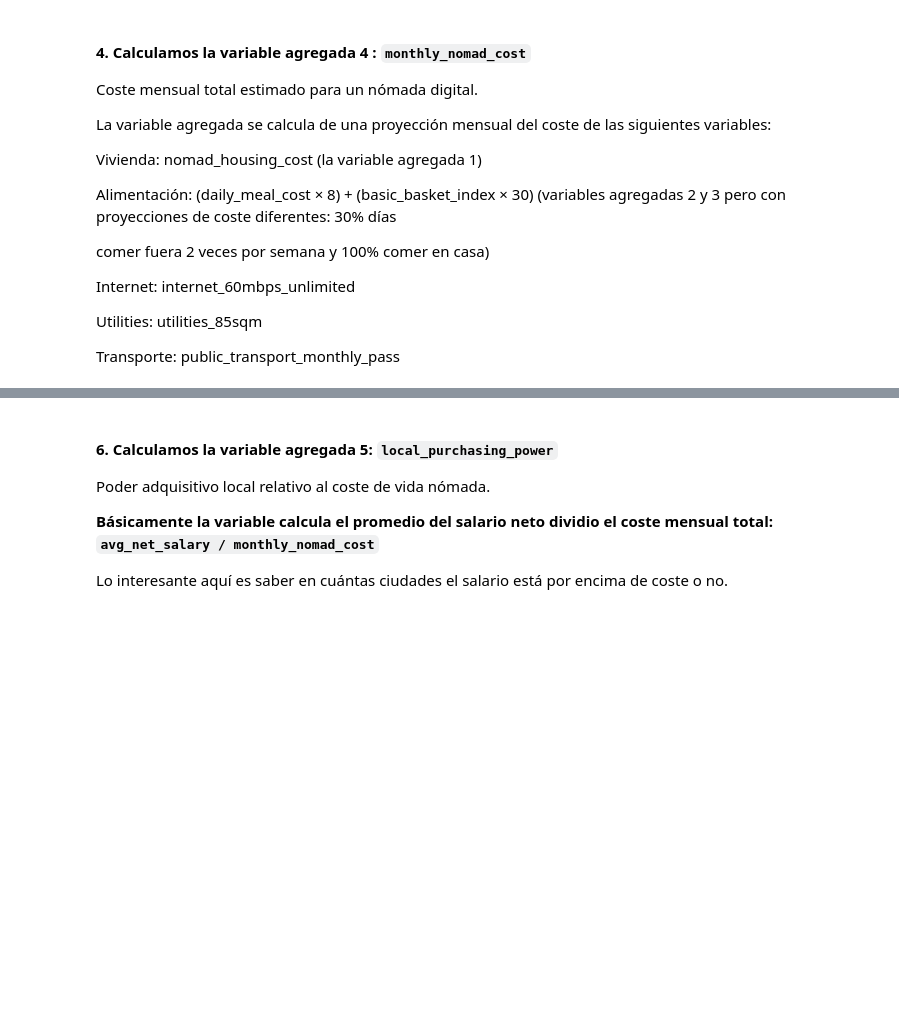
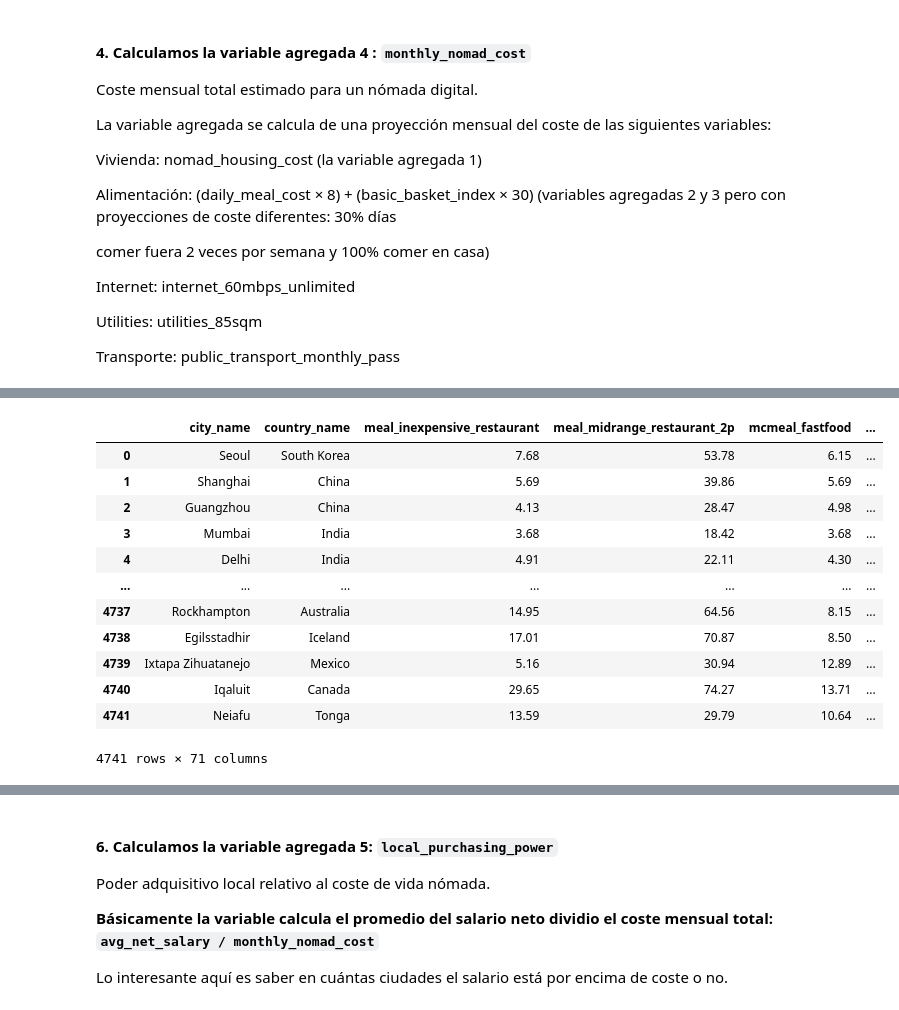
Before and after one commit to danielaaguirrej55-source/EDA-Nomadismo-Digital, a Jupyter notebook: src/notebooks/variables_agregadas_danielaaguirrej_EDA.ipynb, the cells around one changed output, grey strips where cells are left out. Saved outputs shown, nothing was run; the diff lists cells and outputs as text; code cells hidden in the pictures; blank space fills up the shorter version.

```diff
--- a/src/notebooks/variables_agregadas_danielaaguirrej_EDA.ipynb
+++ b/src/notebooks/variables_agregadas_danielaaguirrej_EDA.ipynb
@@ -201,5 +165,3 @@ df_cost[["city_name", "country_name"] + grocery_cols].head(20)
 | 17 | Beijing | China | 2.01 | 2.17 | 1.25 | 1.94 | 13.04 | ... |
 | 18 | Moscow | Russia | 1.41 | 0.83 | 1.87 | 1.84 | 13.14 | ... |
 | 19 | Tokyo | Japan | 1.44 | 1.59 | 3.41 | 1.93 | 15.22 | ... |
-# %%
-df_cost["basic_basket_total"] = df_cost[grocery_cols].sum(axis=1)
@@ -257,8 +167,0 @@ df_cost[["city_name", "country_name", "basic_basket_total"] + grocery_cols] \
-# %%
-# Canasta básica: media (índice), mediana (robusta) y total (costo de la canasta).
-
-df_cost["basic_basket_index_mean"] = df_cost[grocery_cols].mean(axis=1)
-df_cost["basic_basket_index_median"] = df_cost[grocery_cols].median(axis=1)
-df_cost["basic_basket_total"] = df_cost[grocery_cols].sum(axis=1)
-
-df_cost[["basic_basket_index_mean","basic_basket_index_median","basic_basket_total"]].describe()
@@ -274,0 +168,22 @@ df_cost[["basic_basket_index_mean","basic_basket_index_median","basic_basket_tot
+# %%
+# Ajustamos cantidades aproximadas de un consumo pequeño mensual ya que estan mezcladas unidades con litros, gramos y kg
+# Consideramos que es una canasta muy basica y entendiendo que faltan productos, como cafe, azucar, papa, legumbres, verduras, etc.
+
+weights = {
+    "milk_1l": 5,                   #5L/mes
+    "bread_white_500g": 20,         #20 panes/mes
+    "rice_white_1kg": 4,            #4 kg por mes
+    "eggs_12": 3,                   #36 huevos al mes
+    "chicken_fillet_1kg": 4,        #4kg por mes
+    "beef_1kg": 2,                  #2 kg por mes
+    "apples_1kg": 2,                #2 kg por mes
+    "bananas_1kg": 2,               #2kg por mes
+    "oranges_1kg": 2,               #2kg por mes
+    "tomatoes_1kg": 2,              #2kg por mes
+    "potatoes_1kg": 3,              #3kg por mes
+    "onions_1kg": 1,                #1kg por mes
+    "cheese_local_1kg": 0.5,        #medio kilo/mes
+    "water_1_5l_supermarket": 37,   #asumiendo que persona promedio gasta 2l de agua al dia, aqui indica 1.5l
+}
+
+df_cost["basic_basket_monthly_est"] = sum(df_cost[col] * w for col, w in weights.items())
@@ -533,0 +559,19 @@ Name: monthly_nomad_cost, dtype: float64
+# %%
+# Limpiamos y agregamos a una variable para no tocar el DataFrame original, vemos que habia una sola fila que alteraba los resultados
+
+df_clean = df_cost[df_cost["internet_60mbps_unlimited"] < 1e5].copy()
+df_clean
+# %% [output]
+|  | city_name | country_name | meal_inexpensive_restaurant | meal_midrange_restaurant_2p | mcmeal_fastfood | ... |
+| 0 | Seoul | South Korea | 7.68 | 53.78 | 6.15 | ... |
+| 1 | Shanghai | China | 5.69 | 39.86 | 5.69 | ... |
+| 2 | Guangzhou | China | 4.13 | 28.47 | 4.98 | ... |
+| 3 | Mumbai | India | 3.68 | 18.42 | 3.68 | ... |
+| 4 | Delhi | India | 4.91 | 22.11 | 4.30 | ... |
+| ... | ... | ... | ... | ... | ... | ... |
+| 4737 | Rockhampton | Australia | 14.95 | 64.56 | 8.15 | ... |
+| 4738 | Egilsstadhir | Iceland | 17.01 | 70.87 | 8.50 | ... |
+| 4739 | Ixtapa Zihuatanejo | Mexico | 5.16 | 30.94 | 12.89 | ... |
+| 4740 | Iqaluit | Canada | 29.65 | 74.27 | 13.71 | ... |
+| 4741 | Neiafu | Tonga | 13.59 | 29.79 | 10.64 | ... |
+4741 rows × 71 columns
```
Also changed, not shown: parts of 41 cells of this notebook.
